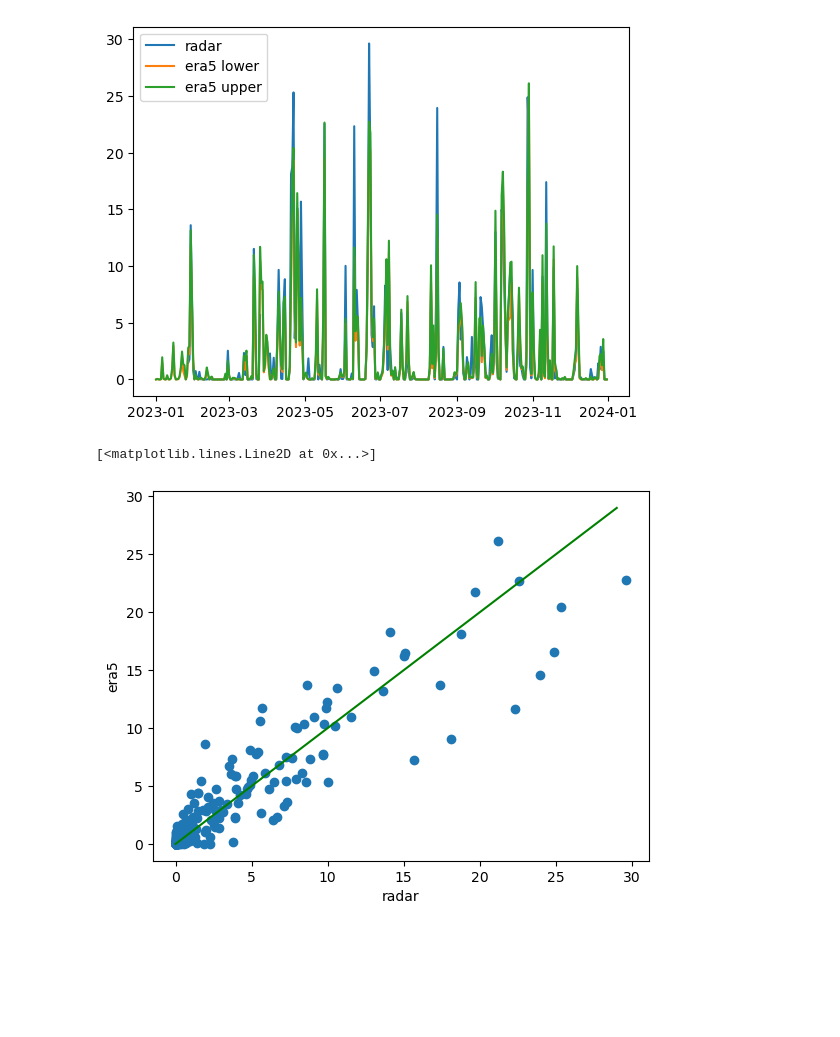
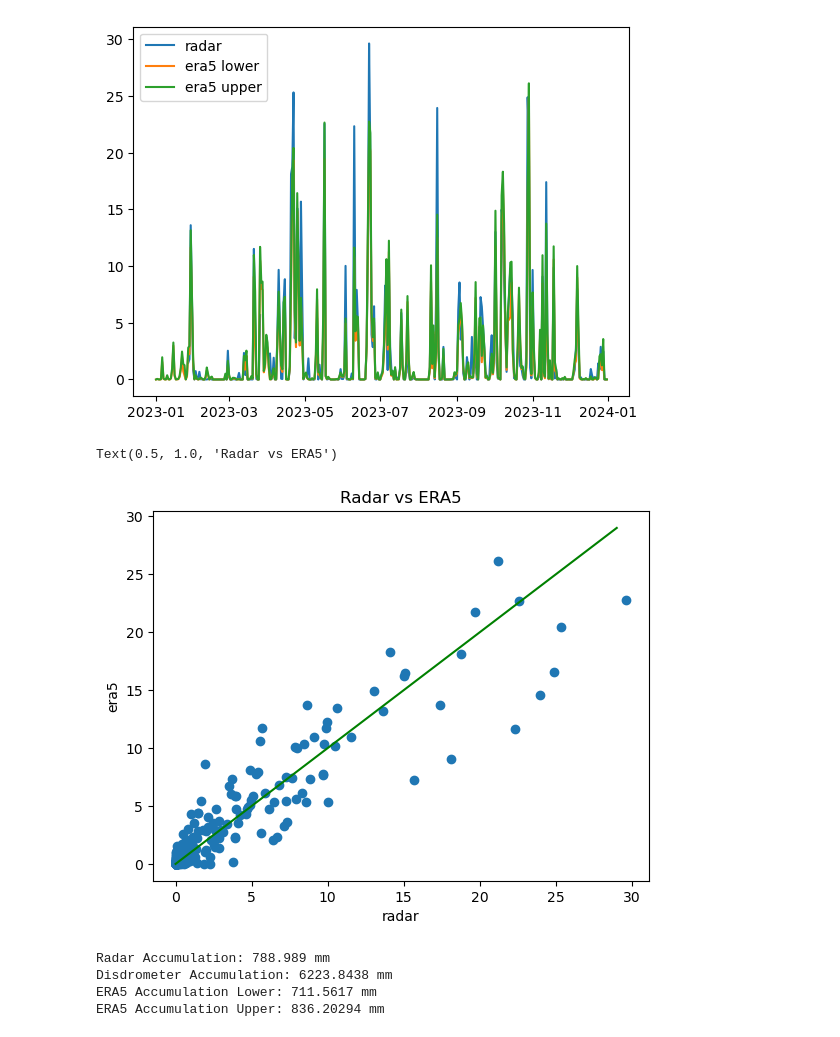
Before and after one commit to Troll-Observing-Network/neumayer-snowfall, a Jupyter notebook: MonthlyAccum.ipynb, the cells around one changed output. Saved outputs shown, nothing was run; the diff lists cells and outputs as text; code cells hidden in the pictures; blank space fills up the shorter version.

Commit message:
Annual accum estimates

```diff
--- a/MonthlyAccum.ipynb
+++ b/MonthlyAccum.ipynb
@@ -166,8 +166,9 @@ plt.legend()
 # %%
 plt.scatter(allAccum[:, 0], accum_daily_high)
 plt.ylabel('era5')
 plt.xlabel('radar')
 plt.plot(np.arange(0, 30), np.arange(0, 30), c='green')
+plt.title("Radar vs ERA5")
 # %% [output]
-[<matplotlib.lines.Line2D at 0x...>]
+Text(0.5, 1.0, 'Radar vs ERA5')
-[figure, old version]
+[figure, new version]
@@ -173,0 +189,10 @@ plt.plot(np.arange(0, 30), np.arange(0, 30), c='green')
+# %%
+print("Radar Accumulation: " + str(np.sum(radarAccumArr)) + " mm")
+print("Disdrometer Accumulation: " + str(np.sum(disAccumArr)) + " mm")
+print("ERA5 Accumulation Lower: " + str(eraLowerAccum) + " mm")
+print("ERA5 Accumulation Upper: " + str(eraUpperAccum) + " mm")
+# %% [output]
+Radar Accumulation: 788.989 mm
+Disdrometer Accumulation: 6223.8438 mm
+ERA5 Accumulation Lower: 711.5617 mm
+ERA5 Accumulation Upper: 836.20294 mm
```
Also changed, not shown: parts of 1 cell of this notebook, 1 other file.
